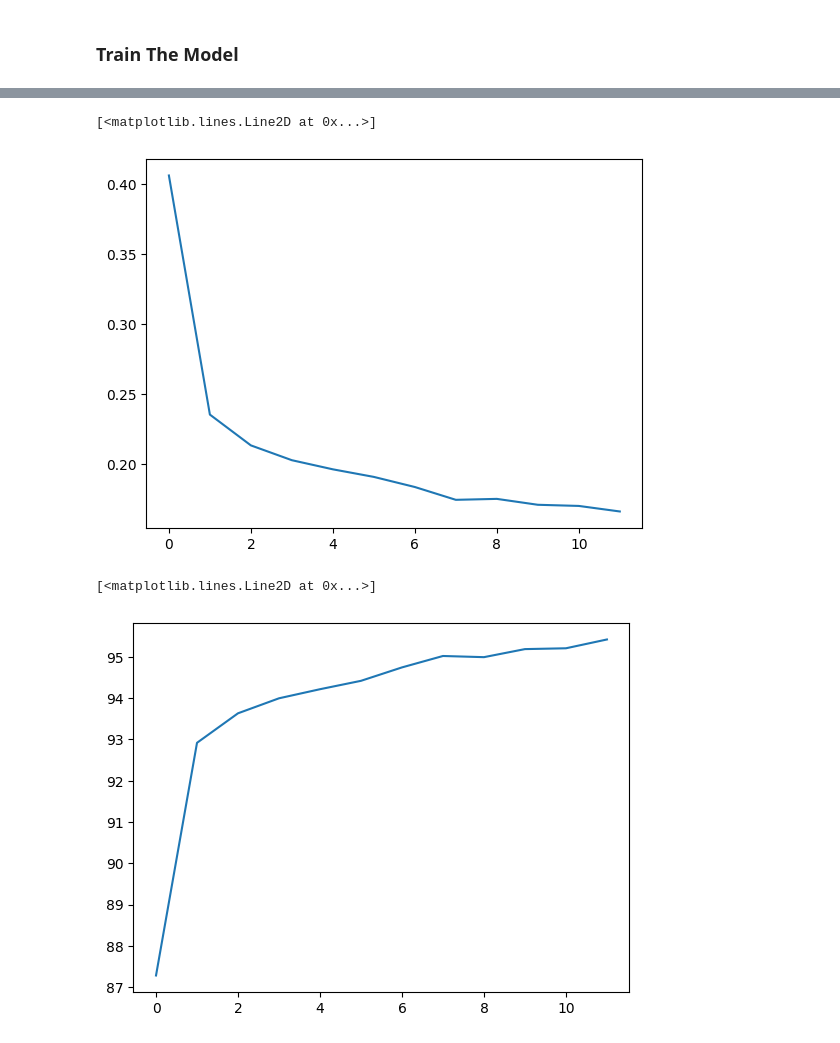
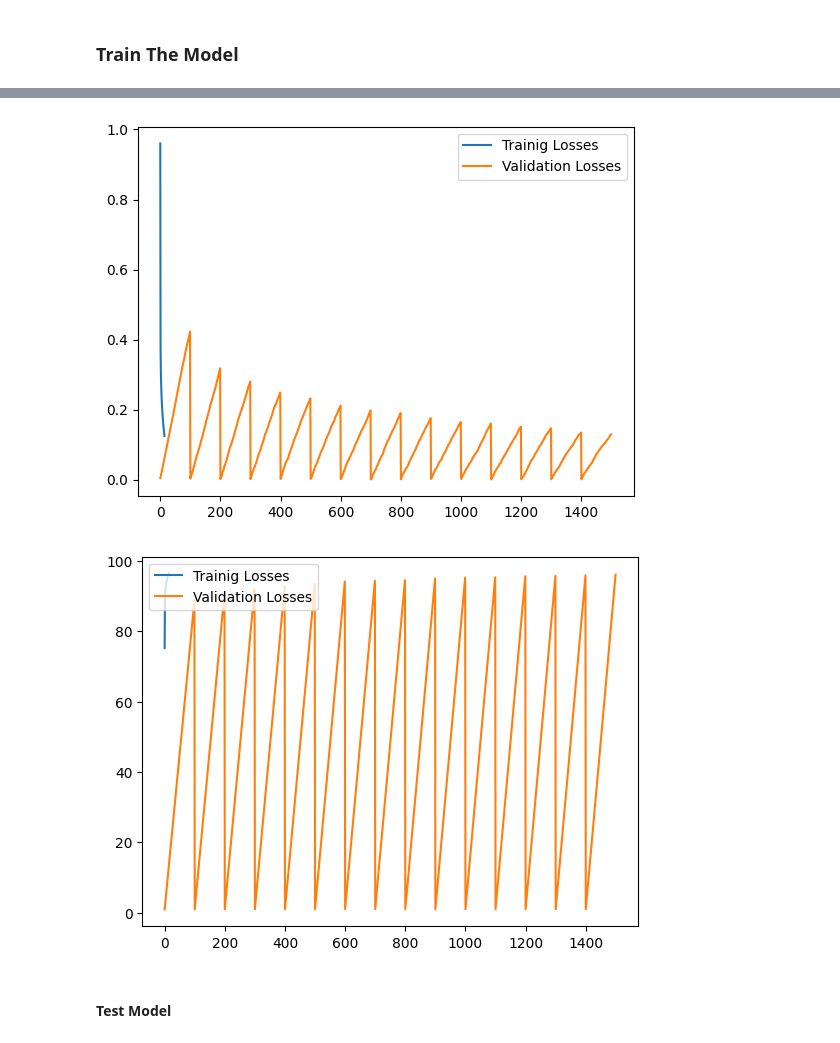
Before and after one commit to mohamedshalghm/ElectroAI_Python_Notebook, a Jupyter notebook: NN/mnist_nn.ipynb, the cells around one changed output, grey strips where cells are left out. Cells and saved outputs as stored; diff of their text form; code cells hidden in the pictures.

Commit message:
CNN MNIST , CIPHER10

```diff
--- a/NN/mnist_nn.ipynb
+++ b/NN/mnist_nn.ipynb
@@ -23,12 +23,14 @@ Download_DataPath = os.path.join(os.getcwd(),'Data')
 # %% [markdown]
 ### Load  - Transoform - Normalize MINST Dateset
 # %%
-transform = transforms.Compose([transforms.ToTensor(), transforms.Normalize((0.5,), (0.5,))])
+transform = transforms.Compose([transforms.Resize((28, 28)) ,transforms.ToTensor(), transforms.Normalize((0.5,), (0.5,))])
 training_dataset = datasets.MNIST(root = Download_DataPath, train = True, transform = transform, download = True)
+validation_dataset = datasets.MNIST(root = Download_DataPath, train = False, transform = transform, download = True)
 # %% [markdown]
 ### Prepare - Shuffle Data Batches
 # %%
 training_loader = DataLoader(dataset = training_dataset, shuffle = True, batch_size = 100)
+validation_loader = DataLoader(dataset = validation_dataset, shuffle = True, batch_size = 100)
 # %% [markdown]
 #### Transofrom Tesnor Image
 - Tensor Image Of Shape (1, 28, 28) to (28, 28, 1)
@@ -135,17 +148,21 @@ Estimated Total Size (MB): 0.41
 ### Loss Function , Optimizer
 # %%
 criterion = nn.CrossEntropyLoss()
-optimizer = optim.Adam(model.parameters(), lr = 0.01)
+optimizer = optim.Adam(model.parameters(), lr = 0.0001)
 # %% [markdown]
 ### Train The Model
 # %%
-epochs = 12
+epochs = 15
 running_loss_history = []
 running_correct_history = []
+val_running_loss_history = []
+val_running_correct_history = []
 
 for epoch in range(epochs):
     running_loss = 0.0
     running_correct = 0.0
+    val_running_loss = 0.0
+    val_running_correct = 0.0
     for inputs, labels in training_loader:
         inputs = inputs.view(inputs.shape[0], -1) #(100, 784 = 28*28)
         outputs = model(inputs)
@@ -160,9 +177,28 @@ for epoch in range(epochs):
         running_loss += loss.item() # the current loss at the batch iteration
         running_correct += torch.sum(pred == labels.data)
     else:
+        with torch.no_grad():
+          for val_inputs, val_labels in validation_loader:
+            val_inputs = val_inputs.view(val_inputs.shape[0], -1) #(100, 784 = 28*28)
+            val_outputs = model(val_inputs)
+            val_loss = criterion(val_outputs, val_labels)
+
+            _, val_pred = torch.max(val_outputs, 1) # max score from outputs scores [0 -> 1] Cross Entropy with softmax
+            val_running_loss += val_loss.item() # the current loss at the batch iteration
+            val_running_correct += torch.sum(val_pred == val_labels.data)
+
+            val_epoch_loss = val_running_loss / len(validation_loader) # avg epoch loss
+            val_epoch_acc = val_running_correct.float() / len(validation_loader) # avg epoch accuracy
+            val_running_loss_history.append(val_epoch_loss)
+            val_running_correct_history.append(val_epoch_acc)
+
+
         epoch_loss = running_loss / len(training_loader) # avg epoch loss
         epoch_acc = running_correct.float() / len(training_loader) # avg epoch accuracy
         running_loss_history.append(epoch_loss)
         running_correct_history.append(epoch_acc)
+
+        print(f'Epoch {epoch}')
         print('epoch loss {:.4f},   epoch accuracy {:.4f}'.format(epoch_loss, epoch_acc.item()))
+        print('validation epoch loss {:.4f},   validation epoch accuracy {:.4f}'.format(val_epoch_loss, val_epoch_acc.item()))
 # %% [output]
@@ -181,10 +222,16 @@ epoch loss 0.1660,   epoch accuracy 95.4217
 # %%
 plt.plot(running_loss_history, label = 'Trainig Losses')
+plt.plot(val_running_loss_history, label = 'Validation Losses')
+plt.legend()
+plt.show()
 # %% [output]
-[<matplotlib.lines.Line2D at 0x...>]
-[figure, old version]
+[figure, new version]
 # %%
 plt.plot(running_correct_history, label = 'Trainig Losses')
+plt.plot(val_running_correct_history, label = 'Validation Losses')
+plt.legend()
+plt.show()
 # %% [output]
-[<matplotlib.lines.Line2D at 0x...>]
-[figure, old version]
+[figure, new version]
+# %% [markdown]
+#### Test Model
```
Also changed, not shown: parts of 13 cells of this notebook, 2 other files.
